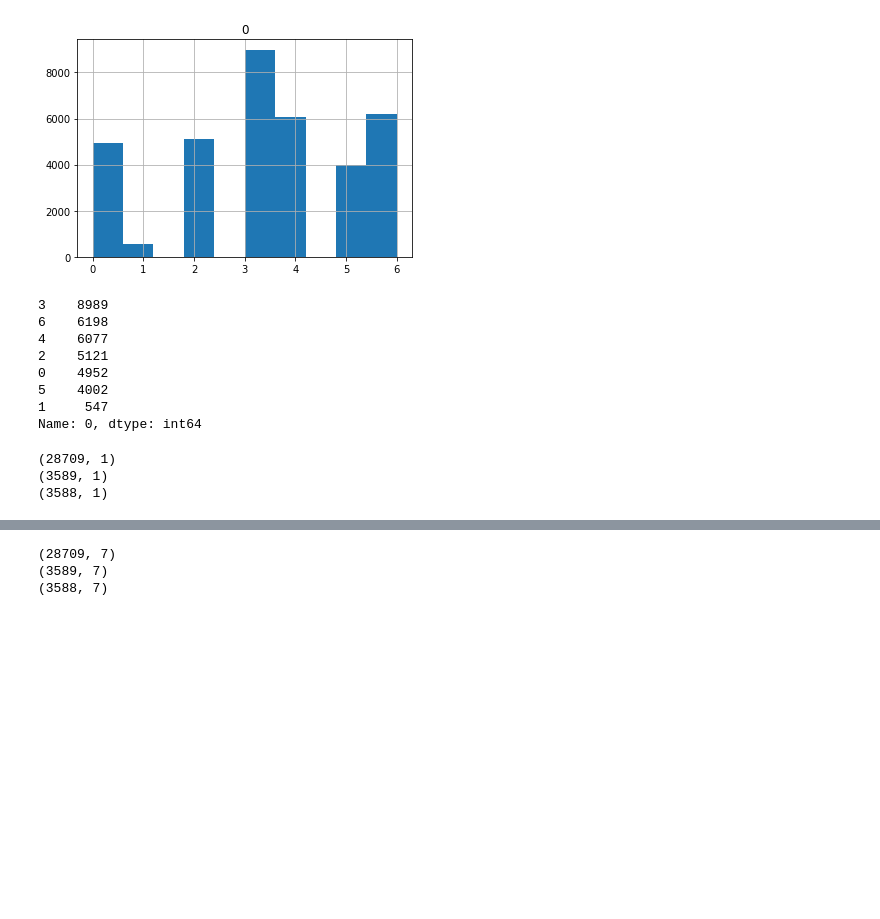
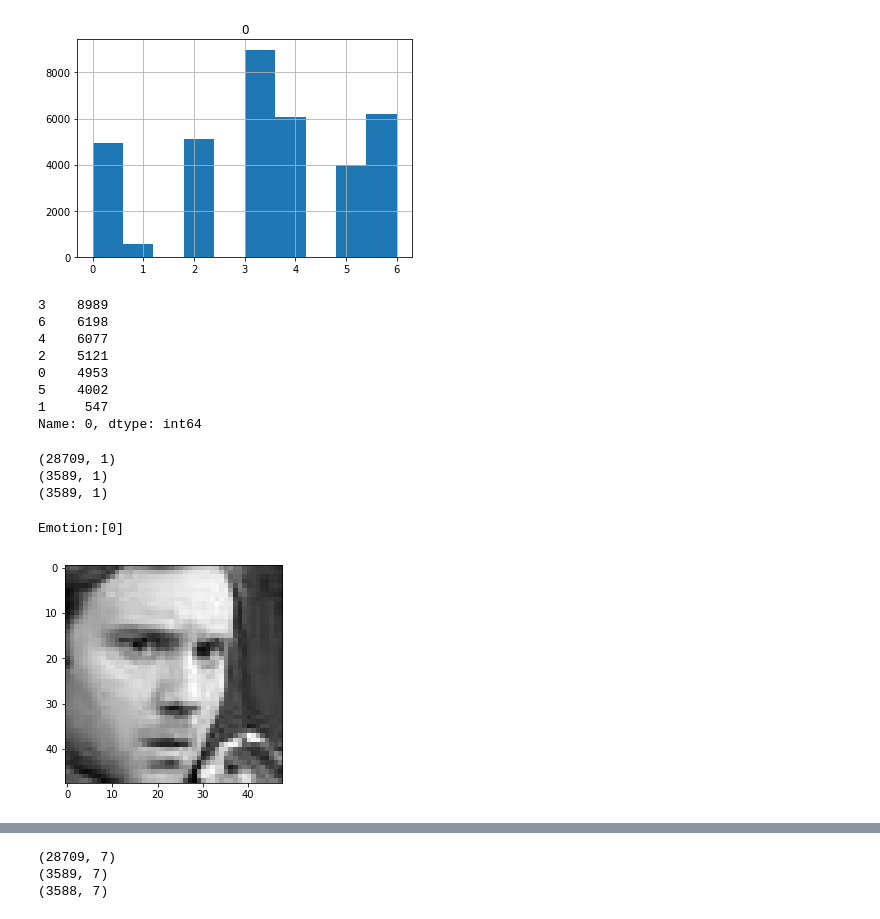
Before and after one commit to susantabiswas/realtime-facial-emotion-analyzer, a Jupyter notebook: facial Emotions.ipynb, the cells around one changed output, grey strips where cells are left out. Cells and saved outputs as stored; diff of their text form; code cells hidden in the pictures; blank space fills up the shorter version.

```diff
--- a/facial Emotions.ipynb
+++ b/facial Emotions.ipynb
@@ -37,6 +48,6 @@ images_test = load_images_folder('output/PrivateTest')
 # %%
 # load the corresponding emotion values
-emotions = pd.read_csv('emotions.csv')
+emotions = pd.read_csv('emotions.csv', header=None)
 # %%
 images_train = np.array(images_train)
 images_cv = np.array(images_cv)
@@ -59,3 +70,7 @@ print(len(emotions))
+# %%
+images_train = np.load('train_raw.npy')
+images_cv = np.load('cv_raw.npy')
+images_test = np.load('test_raw.npy')
 # %%
 emotions.hist()
 # %% [output]
@@ -63,21 +78,21 @@ array([[<matplotlib.axes._subplots.AxesSubplot object at 0x...>]], dtype=object)
 [figure]
 # %%
 # distribution of pictures
-emotions["0"].value_counts()
+emotions[0].value_counts()
 # %% [output]
 3    8989
 6    6198
 4    6077
 2    5121
-0    4952
+0    4953
 5    4002
 1     547
 Name: 0, dtype: int64
 # %%
 # prepare output labels
-y_train = emotions[:images_train.shape[0]]
-y_cv = emotions[images_train.shape[0]:images_train.shape[0] + images_cv.shape[0]]
-y_test = emotions[images_train.shape[0] + images_cv.shape[0]: ]
+y_train = emotions[:images_train.shape[0]].values
+y_cv = emotions[images_train.shape[0]:images_train.shape[0] + images_cv.shape[0]].values
+y_test = emotions[images_train.shape[0] + images_cv.shape[0]: ].values
 # %%
 print(y_train.shape)
 print(y_cv.shape)
@@ -85,4 +100,18 @@ print(y_test.shape)
 # %% [output]
 (28709, 1)
 (3589, 1)
-(3588, 1)
+(3589, 1)
+# %%
+def show(img):
+    show_image = img.reshape(48,48)
+    plt.imshow(show_image, cmap='gray')
+# %%
+# verifying images
+index = 0
+
+#show training image
+show(images_train[index])
+print('Emotion:' + str(y_train[index]))
+# %% [output]
+Emotion:[0]
+[figure, added]
```
Also changed, not shown: parts of 10 cells of this notebook.
